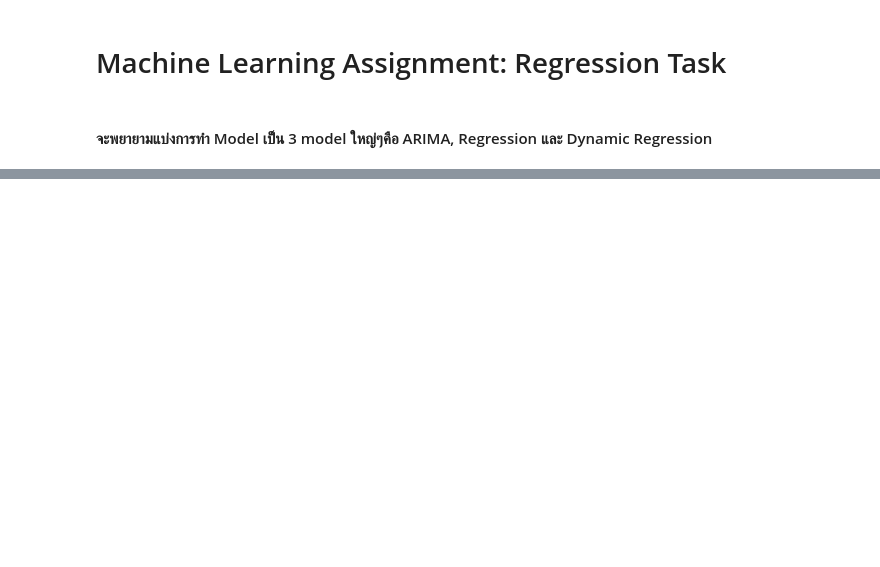
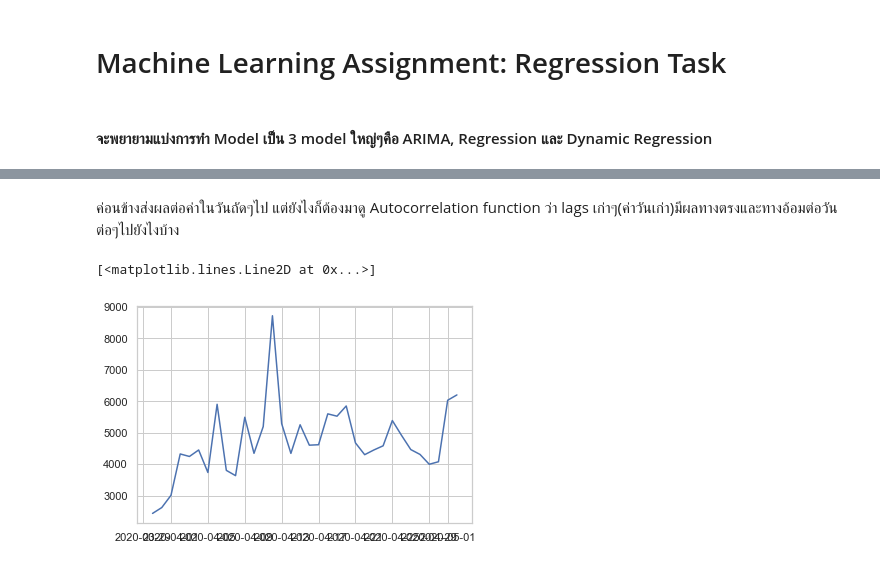
Before and after one commit to kate006naja/MachineLearningClassCode, a Jupyter notebook: project/Task2.ipynb, the cells around one changed output, grey strips where cells are left out. Drawn from its saved outputs; the diff is of its cells as text; code cells hidden in the pictures; blank space fills up the shorter version.

```diff
--- a/project/Task2.ipynb
+++ b/project/Task2.ipynb
@@ -25,0 +83,8 @@ df_mob = pd.read_csv('UK_mobility_results-20200503-152437.csv') # from bigquery-
+# %% [markdown]
+ค่อนข้างส่งผลต่อค่าในวันถัดๆไป แต่ยังไงก็ต้องมาดู Autocorrelation function ว่า lags เก่าๆ(ค่าวันเก่า)มีผลทางตรงและทางอ้อมต่อวันต่อๆไปยังไงบ้าง
+# %%
+# plot to see if the confirmed cases is always up (check if it not cumulative)
+plt.plot(df_res[90:])
+# %% [output]
+[<matplotlib.lines.Line2D at 0x...>]
+[figure, added]
```
Also changed, not shown: parts of 24 cells of this notebook.
